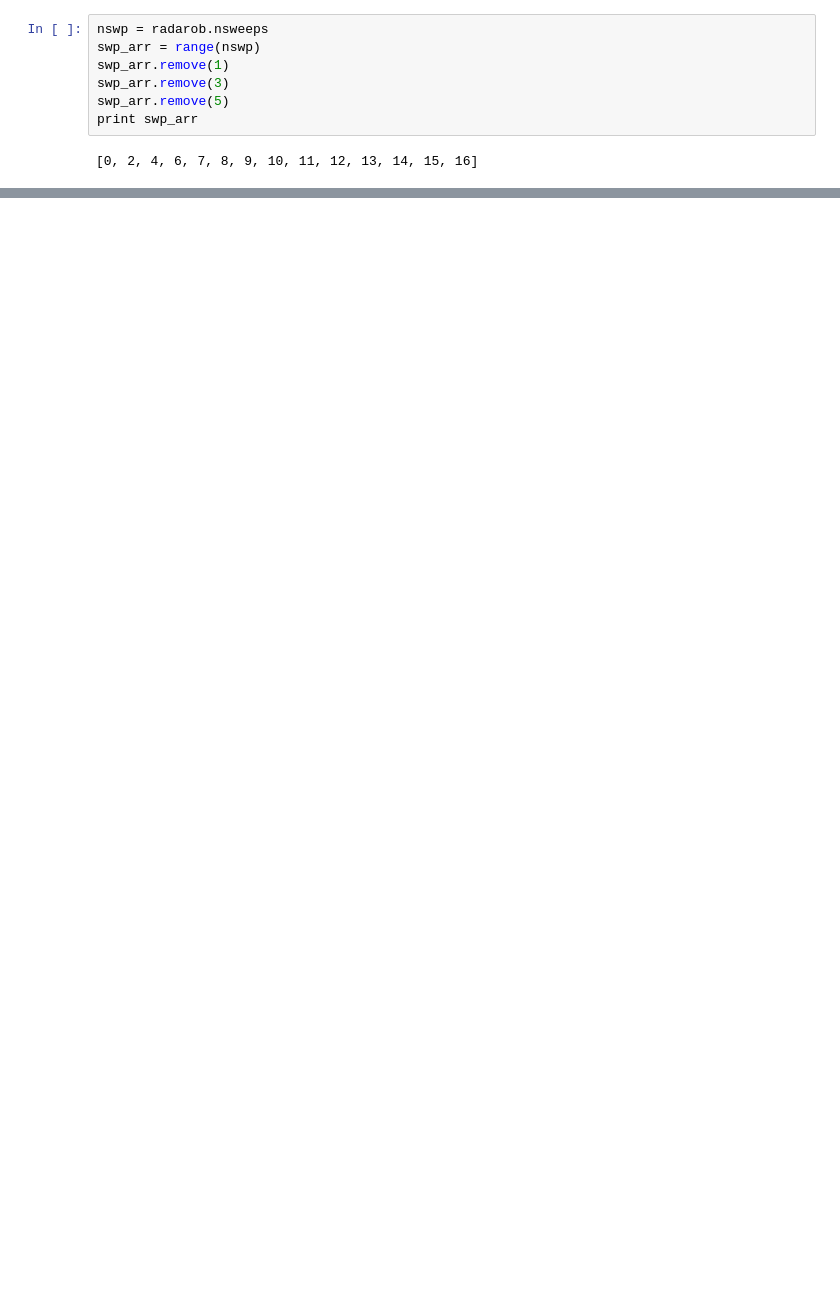
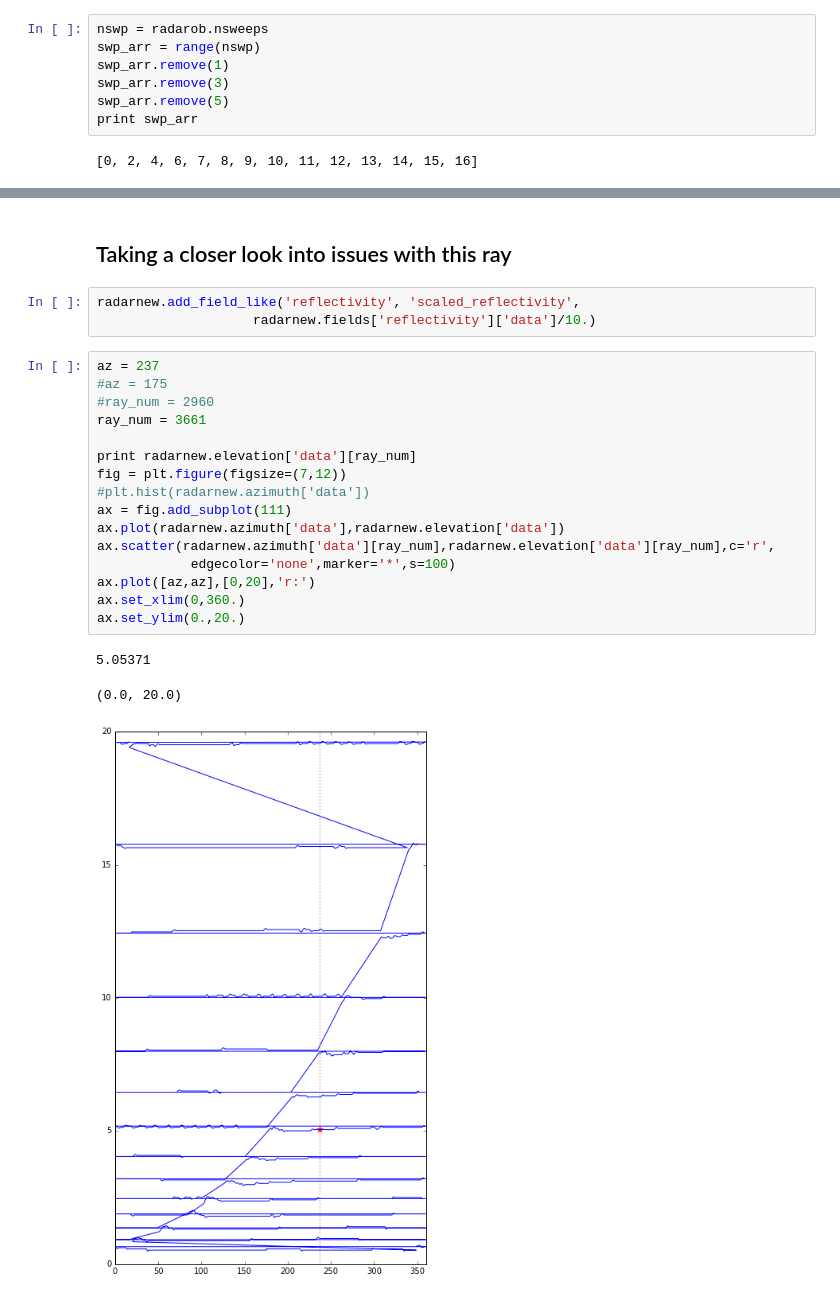
Before and after one commit to mvanlierwalq/IPy_NB_Public, a Jupyter notebook: test_proclp_grid_nexrad_3.ipynb, the cells around one changed output, grey strips where cells are left out. Drawn from its saved outputs; the diff is of its cells as text; blank space fills up the shorter version.

```diff
--- a/test_proclp_grid_nexrad_3.ipynb
+++ b/test_proclp_grid_nexrad_3.ipynb
@@ -535,0 +174,25 @@ ax1.plot(tvec,lonvec)
+# %% [markdown]
+## Taking a closer look into issues with this ray
+# %%
+radarnew.add_field_like('reflectivity', 'scaled_reflectivity',
+                    radarnew.fields['reflectivity']['data']/10.)
+# %%
+az = 237
+#az = 175
+#ray_num = 2960
+ray_num = 3661
+
+print radarnew.elevation['data'][ray_num]
+fig = plt.figure(figsize=(7,12))
+#plt.hist(radarnew.azimuth['data'])
+ax = fig.add_subplot(111)
+ax.plot(radarnew.azimuth['data'],radarnew.elevation['data'])
+ax.scatter(radarnew.azimuth['data'][ray_num],radarnew.elevation['data'][ray_num],c='r',
+            edgecolor='none',marker='*',s=100)
+ax.plot([az,az],[0,20],'r:')
+ax.set_xlim(0,360.)
+ax.set_ylim(0.,20.)
+# %% [output]
+5.05371
+(0.0, 20.0)
+[figure, added]
```
Also changed, not shown: parts of 34 cells of this notebook.
